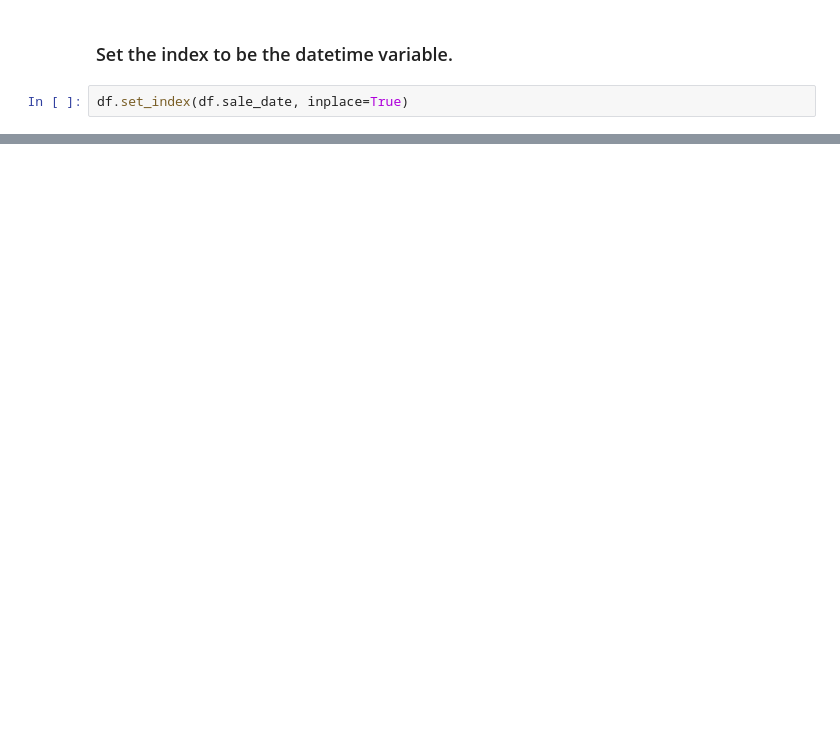
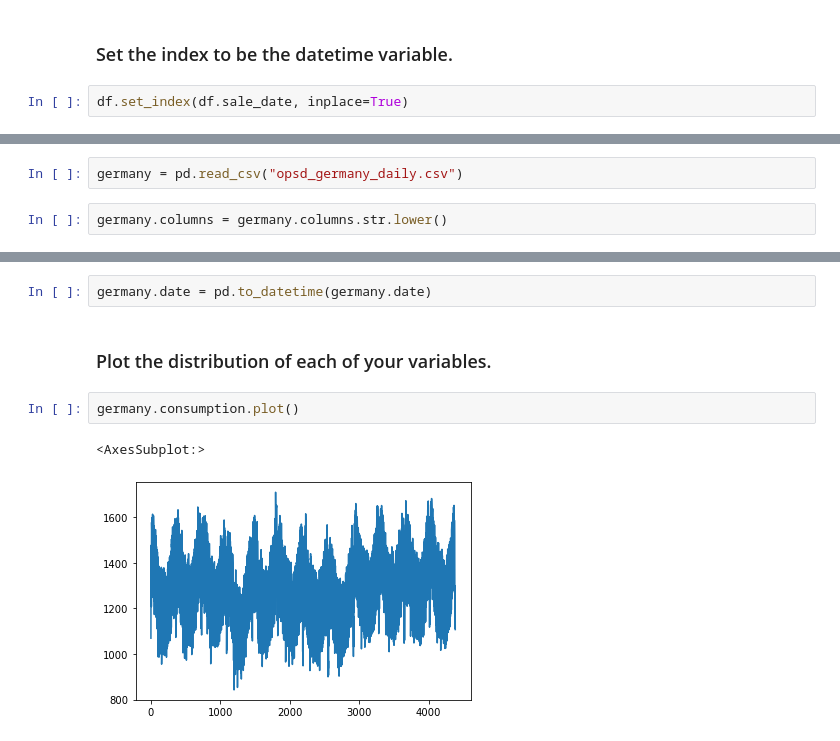
Before and after one commit to mdalton87/time-series-exercises, a Jupyter notebook: ts_prepare.ipynb, the cells around one changed output, grey strips where cells are left out. Cells and saved outputs as stored; diff of their text form; blank space fills up the shorter version.

```diff
--- a/ts_prepare.ipynb
+++ b/ts_prepare.ipynb
@@ -43,0 +123,4 @@ Make sure all the work that you have done above is reproducible. That is, you sh
+# %%
+germany = pd.read_csv("opsd_germany_daily.csv")
+# %%
+germany.columns = germany.columns.str.lower()
@@ -43,0 +138,9 @@ Make sure all the work that you have done above is reproducible. That is, you sh
+# %%
+germany.date = pd.to_datetime(germany.date)
+# %% [markdown]
+### Plot the distribution of each of your variables.
+# %%
+germany.consumption.plot()
+# %% [output]
+<AxesSubplot:>
+[figure, added]
```
Also changed, not shown: parts of 28 cells of this notebook, 1 other file.
